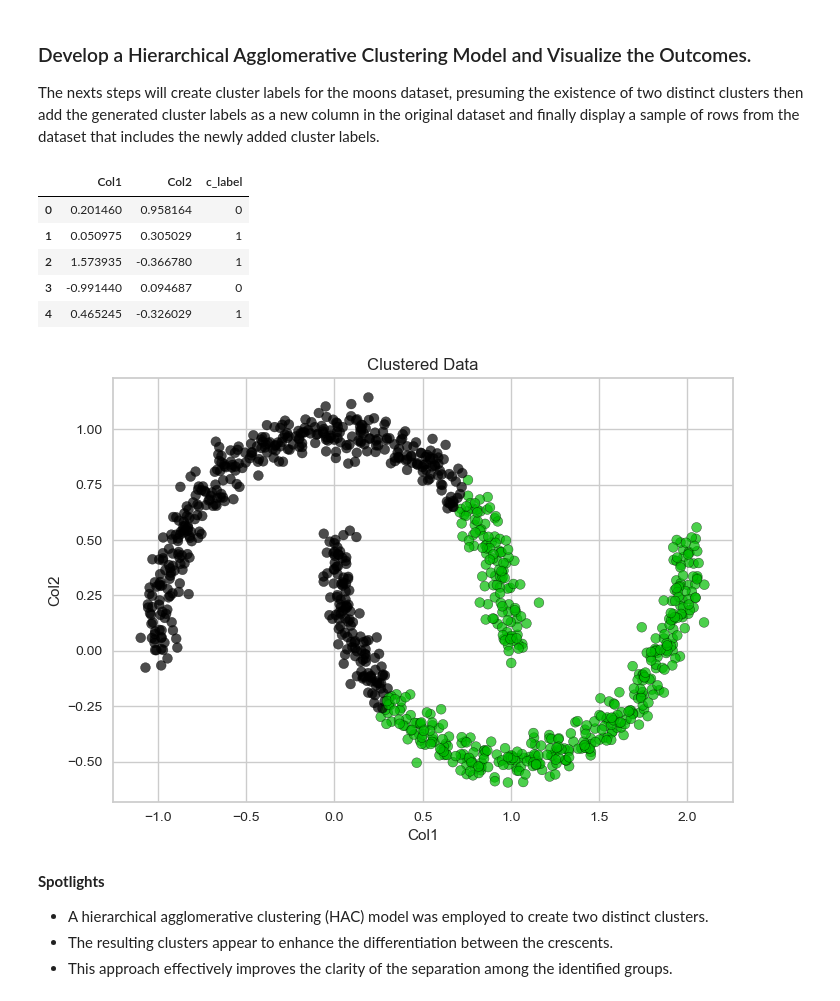
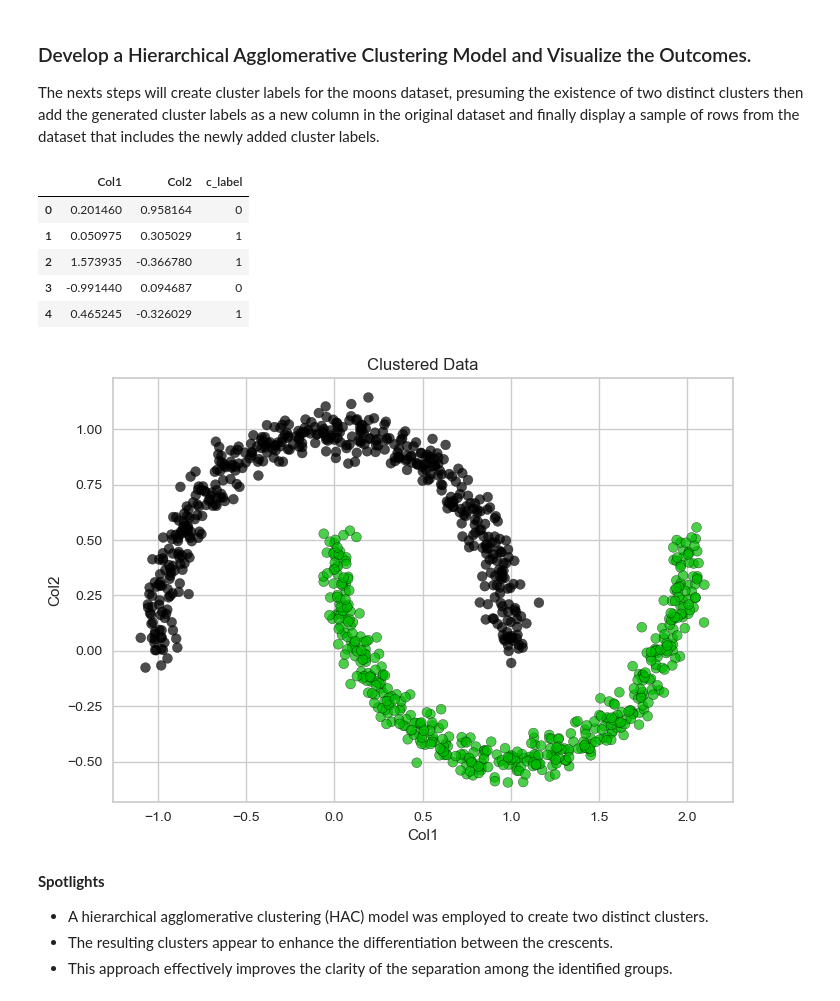
Before and after one commit to tyrantdavis/Hierarchical-Clustering-Model, a Jupyter notebook: hierarchical-clustering-moons.ipynb, the cells around one changed output. Drawn from its saved outputs; the diff is of its cells as text; code cells hidden in the pictures.

Commit message:
Generate Final HAC Model with 3 Clusters.
Modify labels variable to plot HAC model properly.

```diff
--- a/hierarchical-clustering-moons.ipynb
+++ b/hierarchical-clustering-moons.ipynb
@@ -194,22 +194,23 @@ The nexts steps will create cluster labels for the moons dataset, presuming the
 # %%
 """Create cluster labels"""
 
-hac_labels = generate_cluster_labels("hac", 2, X)
+labels = generate_cluster_labels("hac", 2, X)
 
 """Add the generated cluster labels as a new column"""
-labeled_clusters = X.assign(c_label=hac_labels)
+labeled_clusters = X.assign(c_label=labels)
 
 """Display a sample of rows from the dataset"""
 display(labeled_clusters.head())
+
 graph_clusters()
 # %% [output]
 |  | Col1 | Col2 | c_label |
 | 0 | 0.201460 | 0.958164 | 0 |
 | 1 | 0.050975 | 0.305029 | 1 |
 | 2 | 1.573935 | -0.366780 | 1 |
 | 3 | -0.991440 | 0.094687 | 0 |
 | 4 | 0.465245 | -0.326029 | 1 |
-[figure, old version]
+[figure, new version]
 # %% [markdown]
 **Spotlights**
 
```
Also changed, not shown: parts of 4 cells of this notebook.
